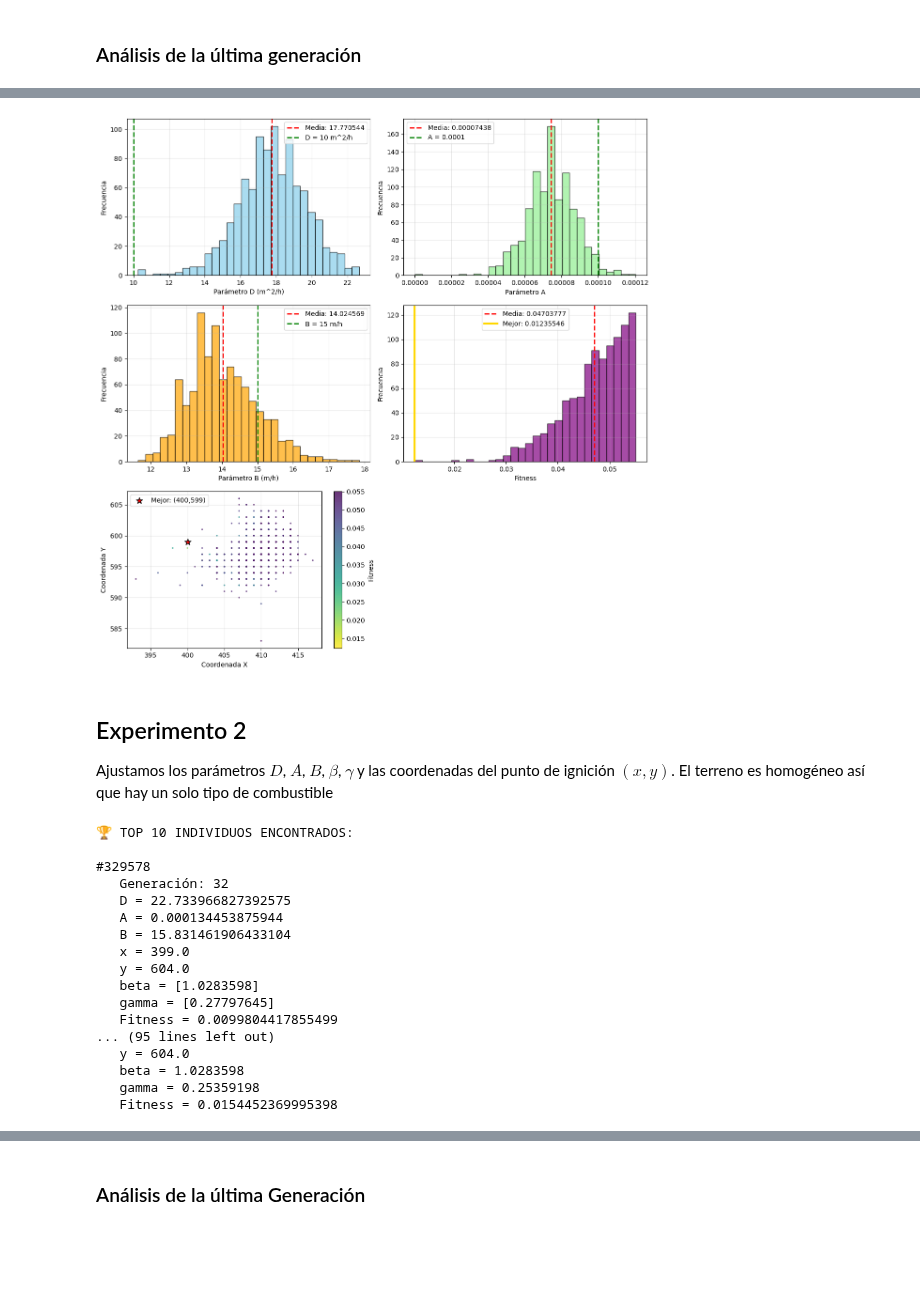
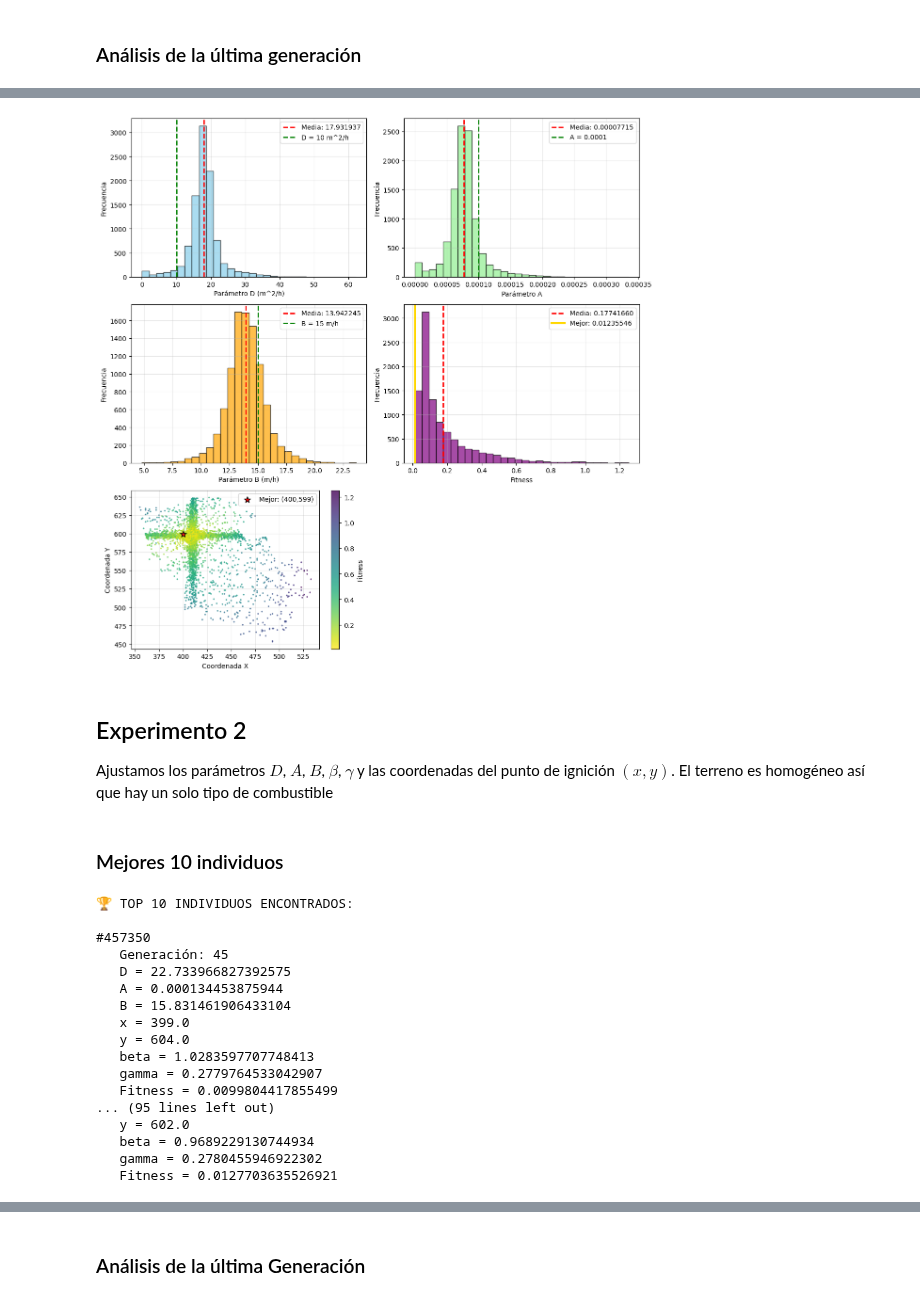
Before and after one commit to Maestria-Incendios-Forestales-2024-2025/Incendios-Genetico-PINNs, a Jupyter notebook: Genetico/resultados_genetico_genetico.ipynb, the cells around one changed output, grey strips where cells are left out. Cells and saved outputs as stored; diff of their text form; code cells hidden in the pictures; blank space fills up the shorter version.

```diff
--- a/Genetico/resultados_genetico_genetico.ipynb
+++ b/Genetico/resultados_genetico_genetico.ipynb
@@ -14,7 +14,7 @@ dfs = {}  # diccionario donde guardamos los DataFrames por experimento
 
 for exp in exps:
     lista_dfs = []
-    for generacion in range(60):
+    for generacion in range(90):
         ruta_archivo = f'resultados/{exp}/resultados_generacion_{generacion}.csv'
         if os.path.exists(ruta_archivo):
             datos = pd.read_csv(ruta_archivo)
@@ -31,4 +31,18 @@ for exp in exps:
 df_exp1 = dfs['exp1']
 df_exp2 = dfs['exp2']
 df_exp3 = dfs['exp3']
+
+def limpiar_valor(x):
+    if pd.isna(x):
+        return x  # deja los NaN como están
+    x = str(x).strip()
+    if x.startswith("[") and x.endswith("]"):
+        x = x[1:-1]  # quita corchetes
+    try:
+        return float(x)
+    except ValueError:
+        return pd.NA  # si no se puede convertir
+
+for col in ["beta", "gamma"]:
+    df_exp2[col] = df_exp2[col].apply(limpiar_valor).astype(float)
 # %% [output]
@@ -273,12 +353,5 @@ IC 95% de mejores parámetros:
 # %%
 # Visualizaciones específicas para la ÚLTIMA GENERACIÓN
-
-# Detectar automáticamente la última generación
-ultima_generacion = df_exp1['generacion'].max()
-gen_ultima = df_exp1[df_exp1['generacion'] == ultima_generacion].copy()
-
-gen_ultima_sorted = gen_ultima.sort_values("fitness", ascending=True)
-gen_ultima_sorted_topk = gen_ultima_sorted.head(1000)
 
 # Crear figura con 3 filas y 2 columnas (6 ejes en total, usamos 5)
 fig, axes = plt.subplots(3, 2, figsize=(12, 12))
@@ -287,9 +360,9 @@ axes = axes.flatten()  # pasar a lista simple para indexar fácilmente
 n_bins = 30
 
 # 1. Distribución del parámetro D
-axes[0].hist(gen_ultima_sorted_topk['D'], bins=n_bins, color='skyblue', alpha=0.7, edgecolor='black')
-axes[0].axvline(gen_ultima_sorted_topk['D'].mean(), color='red', linestyle='--', linewidth=2,
-                  label=f'Media: {gen_ultima_sorted_topk["D"].mean():.6f}')
+axes[0].hist(gen_ultima['D'], bins=n_bins, color='skyblue', alpha=0.7, edgecolor='black')
+axes[0].axvline(gen_ultima['D'].mean(), color='red', linestyle='--', linewidth=2,
+                  label=f'Media: {gen_ultima["D"].mean():.6f}')
 axes[0].axvline(10, color='green', linestyle='--', linewidth=2,
                   label=f'D = {10} m^2/h')
 axes[0].set_xlabel('Parámetro D (m^2/h)')
@@ -298,9 +371,9 @@ axes[0].legend()
 axes[0].grid(True, alpha=0.3)
 
 # 2. Distribución del parámetro A
-axes[1].hist(gen_ultima_sorted_topk['A'], bins=n_bins, color='lightgreen', alpha=0.7, edgecolor='black')
-axes[1].axvline(gen_ultima_sorted_topk['A'].mean(), color='red', linestyle='--', linewidth=2,
-                         label=f'Media: {gen_ultima_sorted_topk["A"].mean():.8f}')
+axes[1].hist(gen_ultima['A'], bins=n_bins, color='lightgreen', alpha=0.7, edgecolor='black')
+axes[1].axvline(gen_ultima['A'].mean(), color='red', linestyle='--', linewidth=2,
+                         label=f'Media: {gen_ultima["A"].mean():.8f}')
 axes[1].axvline(1e-4, color='green', linestyle='--', linewidth=2,
                          label=f'A = {1e-4}')
 axes[1].set_xlabel('Parámetro A')
@@ -309,54 +382,56 @@ axes[1].legend()
 axes[1].grid(True, alpha=0.3)
 
 # 3. Distribución del parámetro B
-axes[2].hist(gen_ultima_sorted_topk['B'], bins=n_bins, color='orange', alpha=0.7, edgecolor='black')
-axes[2].axvline(gen_ultima_sorted_topk['B'].mean(), color='red', linestyle='--', linewidth=2,
-                label=f'Media: {gen_ultima_sorted_topk["B"].mean():.6f}')
+axes[2].hist(gen_ultima['B'], bins=n_bins, color='orange', alpha=0.7, edgecolor='black')
+axes[2].axvline(gen_ultima['B'].mean(), color='red', linestyle='--', linewidth=2,
+                label=f'Media: {gen_ultima["B"].mean():.6f}')
 axes[2].axvline(15, color='green', linestyle='--', linewidth=2,
                  label=f'B = {15} m/h')
 axes[2].set_xlabel('Parámetro B (m/h)')
 axes[2].set_ylabel('Frecuencia')
 axes[2].legend()
 axes[2].grid(True, alpha=0.3)
 
 # 4. Distribución del fitness
-axes[3].hist(gen_ultima_sorted_topk['fitness'], bins=n_bins, color='purple', alpha=0.7, edgecolor='black')
-axes[3].axvline(gen_ultima_sorted_topk['fitness'].mean(), color='red', linestyle='--', linewidth=2,
-                  label=f'Media: {gen_ultima_sorted_topk["fitness"].mean():.8f}')
-axes[3].axvline(gen_ultima_sorted_topk['fitness'].min(), color='gold', linestyle='-', linewidth=3,
-                 label=f'Mejor: {gen_ultima_sorted_topk["fitness"].min():.8f}')
+axes[3].hist(gen_ultima['fitness'], bins=n_bins, color='purple', alpha=0.7, edgecolor='black')
+axes[3].axvline(gen_ultima['fitness'].mean(), color='red', linestyle='--', linewidth=2,
+                  label=f'Media: {gen_ultima["fitness"].mean():.8f}')
+axes[3].axvline(gen_ultima['fitness'].min(), color='gold', linestyle='-', linewidth=3,
+                 label=f'Mejor: {gen_ultima["fitness"].min():.8f}')
 axes[3].set_xlabel('Fitness')
 axes[3].set_ylabel('Frecuencia')
 axes[3].legend()
 axes[3].grid(True, alpha=0.3)
 
 # 5. Puntos de ignición coloreados por fitness
-scatter = axes[4].scatter(gen_ultima_sorted_topk['x'], gen_ultima_sorted_topk['y'],
-                          c=gen_ultima_sorted_topk['fitness'], s=5, cmap='viridis_r',
+scatter = axes[4].scatter(gen_ultima['x'], gen_ultima['y'],
+                          c=gen_ultima['fitness'], s=5, cmap='viridis_r',
                           alpha=0.8, linewidths=0.1)
-mejor_gen_ultima = gen_ultima_sorted_topk.loc[gen_ultima_sorted_topk['fitness'].idxmin()]
+mejor_gen_ultima = gen_ultima.loc[gen_ultima['fitness'].idxmin()]
 axes[4].scatter(mejor_gen_ultima['x'], mejor_gen_ultima['y'],
                  c='red', s=100, marker='*', edgecolors='black', linewidth=1,
                  label=f'Mejor: ({mejor_gen_ultima["x"]:.0f},{mejor_gen_ultima["y"]:.0f})')
 axes[4].set_xlabel('Coordenada X')
 axes[4].set_ylabel('Coordenada Y')
 axes[4].legend()
 axes[4].grid(True, alpha=0.3)
 fig.colorbar(scatter, ax=axes[4], label='Fitness')
 
 # Eliminar el subplot vacío (el sexto)
 fig.delaxes(axes[5])
 
 # Ajustar diseño
 plt.tight_layout()
 plt.savefig(f'resultados_generacion_{ultima_generacion}.png', dpi=300, bbox_inches='tight')
 plt.show()
 # %% [output]
-[figure, old version]
+[figure, new version]
 # %% [markdown]
 ## Experimento 2
 
 Ajustamos los parámetros $D$, $A$, $B$, $\beta$, $\gamma$ y las coordenadas del punto de ignición $(x,y)$. El terreno es homogéneo así que hay un solo tipo de combustible
+# %% [markdown]
+### Mejores 10 individuos
 # %%
 # Ordenar por fitness (menor es mejor)
 df_sorted = df_exp2.sort_values("fitness", ascending=True)
@@ -391,18 +466,18 @@ for i, row in top10.iterrows():
 # %% [output]
 🏆 TOP 10 INDIVIDUOS ENCONTRADOS:
 
-#329578
-   Generación: 32
+#457350
+   Generación: 45
    D = 22.733966827392575
    A = 0.000134453875944
    B = 15.831461906433104
    x = 399.0
    y = 604.0
-   beta = [1.0283598]
-   gamma = [0.27797645]
+   beta = 1.0283597707748413
+   gamma = 0.2779764533042907
    Fitness = 0.0099804417855499
 ... (95 lines left out)
-   y = 604.0
-   beta = 1.0283598
-   gamma = 0.25359198
-   Fitness = 0.0154452369995398
+   y = 602.0
+   beta = 0.9689229130744934
+   gamma = 0.2780455946922302
+   Fitness = 0.0127703635526921
```
Also changed, not shown: parts of 15 cells of this notebook.
